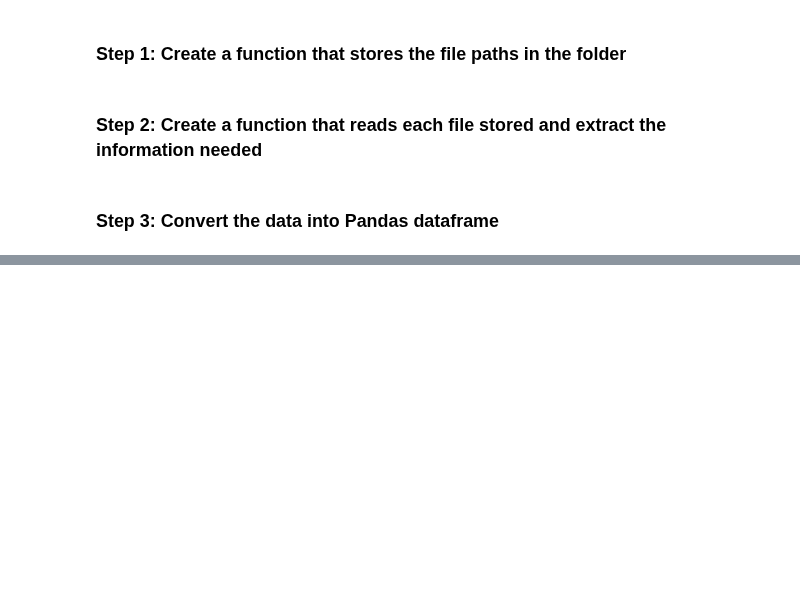
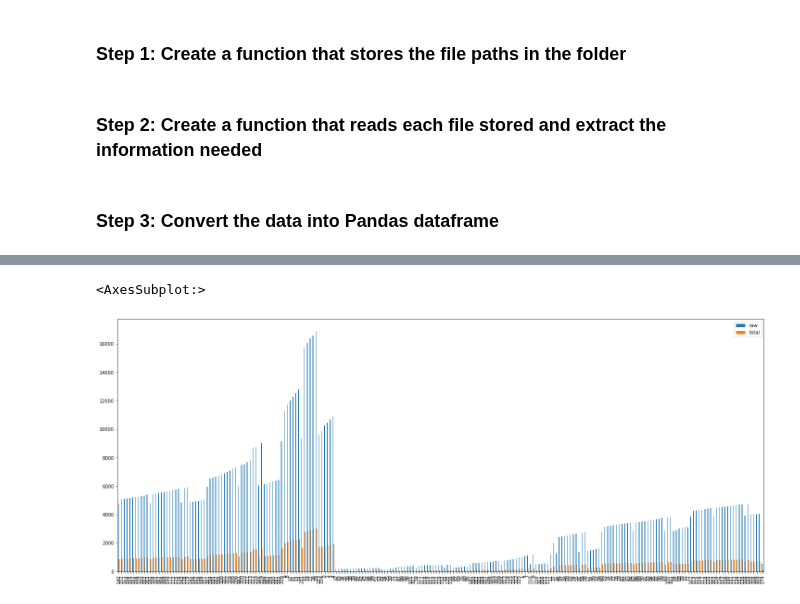
Before and after one commit to kazi0302/COVID-19-Modeling-and-Parameter-Fitting, a Jupyter notebook: Data/Data_Cleaning.ipynb, the cells around one changed output, grey strips where cells are left out. Saved outputs shown, nothing was run; the diff lists cells and outputs as text; code cells hidden in the pictures; blank space fills up the shorter version.

```diff
--- a/Data/Data_Cleaning.ipynb
+++ b/Data/Data_Cleaning.ipynb
@@ -181,0 +160,5 @@ data_central
+# %%
+data_central.plot.bar(figsize=(25,10))
+# %% [output]
+<AxesSubplot:>
+[figure, added]
```
Also changed, not shown: parts of 7 cells of this notebook, 9 other files.
